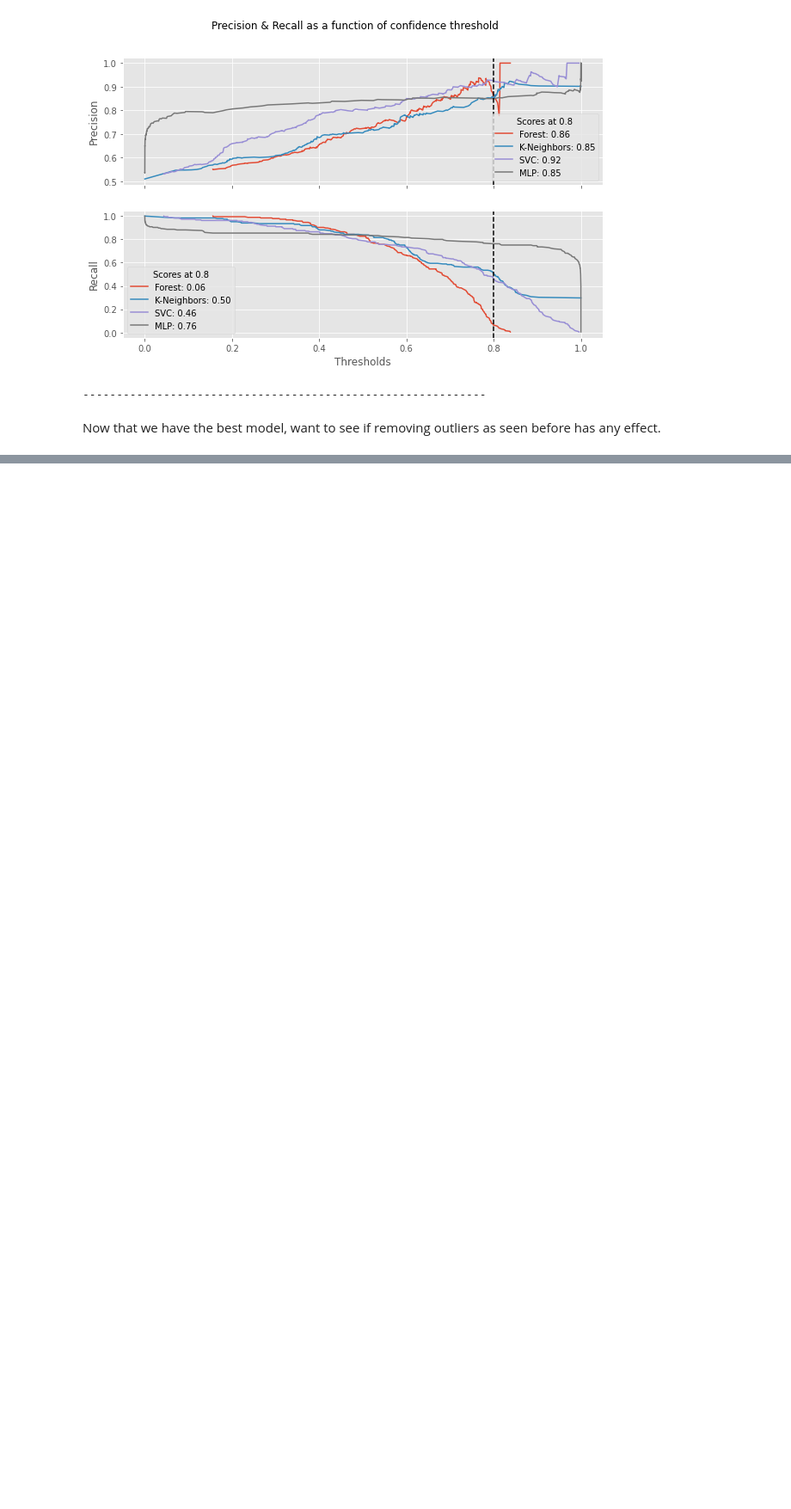
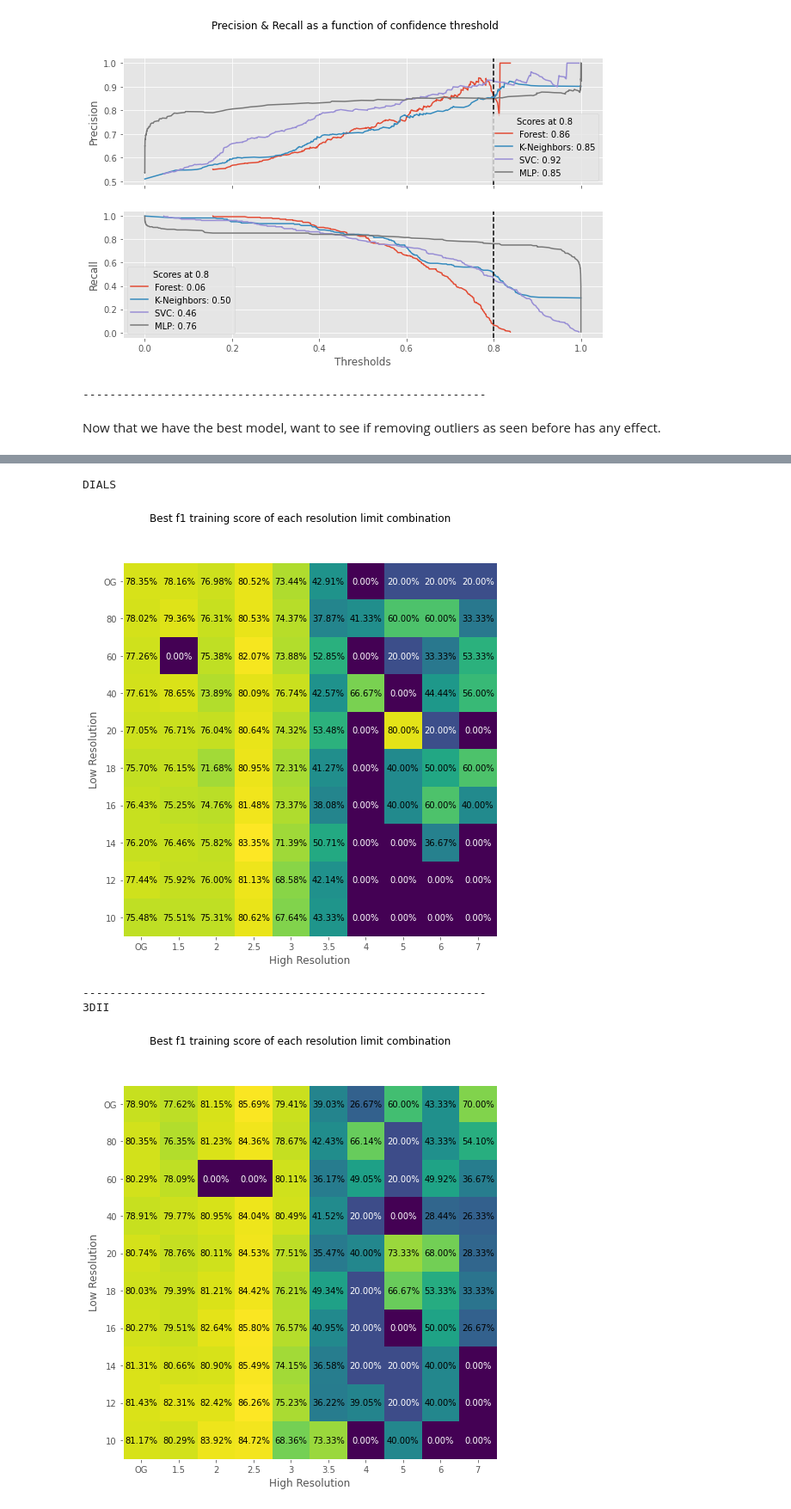
Before and after one commit to Sharkmas6/Diamond_ML, a Jupyter notebook: jupyter/updated/Grouping_Res_2.1.ipynb, the cells around one changed output, grey strips where cells are left out. Shown at 86% size. Saved outputs shown, nothing was run; the diff lists cells and outputs as text; code cells hidden in the pictures; blank space fills up the shorter version.

Commit message:
Feature Selection and Cluster Submission files > Initial FE > Confidence Threshold analysis and model comparison appended to Grouping_Res_2.1 > Added cluster submission files

```diff
--- a/jupyter/updated/Grouping_Res_2.1.ipynb
+++ b/jupyter/updated/Grouping_Res_2.1.ipynb
@@ -223,16 +234,4 @@ Common ways to observe this precision-recall trade-off are ROC curves, DET curve
 # %%
-from sklearn.ensemble import RandomForestClassifier
-from sklearn.neighbors import KNeighborsClassifier
-from sklearn.svm import SVC
-from sklearn.neural_network import MLPClassifier
-from sklearn.pipeline import Pipeline
-from sklearn.preprocessing import StandardScaler, MaxAbsScaler
-from sklearn.model_selection import RandomizedSearchCV, cross_val_predict, train_test_split
-from sklearn.metrics import plot_roc_curve, plot_det_curve, plot_precision_recall_curve, precision_recall_curve
-from scipy.stats import randint, expon
-from xgboost import XGBClassifier
-
-
 class n_layer_dist:
     def __init__(self, low, high, n_layers_range, dist=randint):
         self.dist = dist
@@ -269,13 +268,13 @@ for db_kind, datum in data.items():
 
     # create parameter searches
     forest_params = {"clf__criterion": ["gini", "entropy"],
-                     "n_estimators": randint(100, 10000),  # number of trees in forest
+                     "clf__n_estimators": randint(100, 10000),  # number of trees in forest
                      "clf__max_features": randint(2, len(x.columns) + 1),  # max number of features when splitting
                      "clf__min_samples_split": randint(2, 20 + 1),  # min samples per node to induce split
                      "clf__max_depth": randint(5, 20 + 1),  # max number of splits to do
                      "clf__min_samples_leaf": randint(1, 10 + 1),  # min number of samples in a leaf; may set to 1 anyway
                      "clf__max_leaf_nodes": randint(10, 20 + 1)}  # max number of leaves}
-    kneighbors_params = {"clf__weights": ["uniform", "distance"]}
+    kneighbors_params = {"clf__weights": ["uniform", "distance"],
                          "clf__n_neighbors": randint(5, 50)}
     svc_params = {'clf__C': expon(scale=100),
                   'clf__gamma': expon(scale=.1),
@@ -380,0 +493,38 @@ for db_kind, datum in data.items():
+# %%
+lows, highs = ["OG", 80, 60, 40, 20, 18, 16, 14, 12, 10], ["OG", 1.5, 2, 2.5, 3, 3.5, 4, 5, 6, 7]
+
+
+for db_kind, f1_scores in f1_dict.items():
+    print(db_kind.upper())
+    f1_scores = np.array(f1_scores).reshape((10, 10))
+
+    # show annotated heatmap
+    fig = plt.figure(figsize=(12, 8))
+    ax = fig.add_subplot()
+    img = ax.imshow(f1_scores)
+    ax.grid(False)
+    fig.suptitle(f"Best f1 training score of each resolution limit combination")
+
+    # add text annotations
+    for i in range(len(highs)):
+        for j in range(len(lows)):
+            num = f1_scores[i, j]
+            c = "k" if num > 0.2 else "w"
+            plt.text(j, i, f"{num:.2%}", ha="center", va="center", color=c)
+
+    # labels and ticks
+    ax.set_xticks(range(len(highs)))
+    ax.set_xticklabels(highs)
+    ax.set_xlabel("High Resolution")
+    ax.set_yticks(range(len(lows)))
+    ax.set_yticklabels(lows)
+    ax.set_ylabel("Low Resolution")
+
+    plt.show()
+    print("-"*60)
+# %% [output]
+DIALS
+[figure, added]
+------------------------------------------------------------
+3DII
+[figure, added]
```
Also changed, not shown: parts of 8 cells of this notebook, 3 other files.
